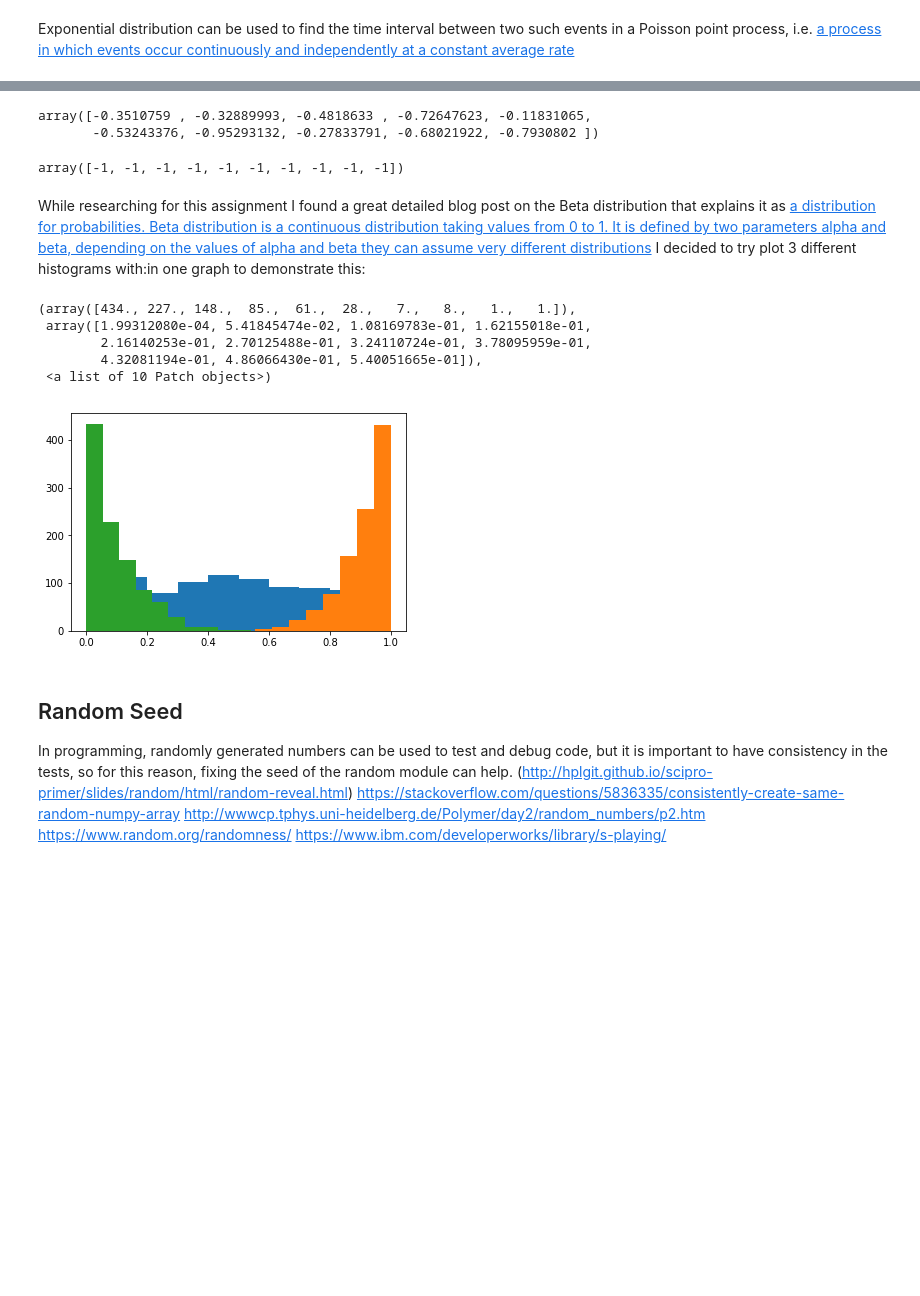
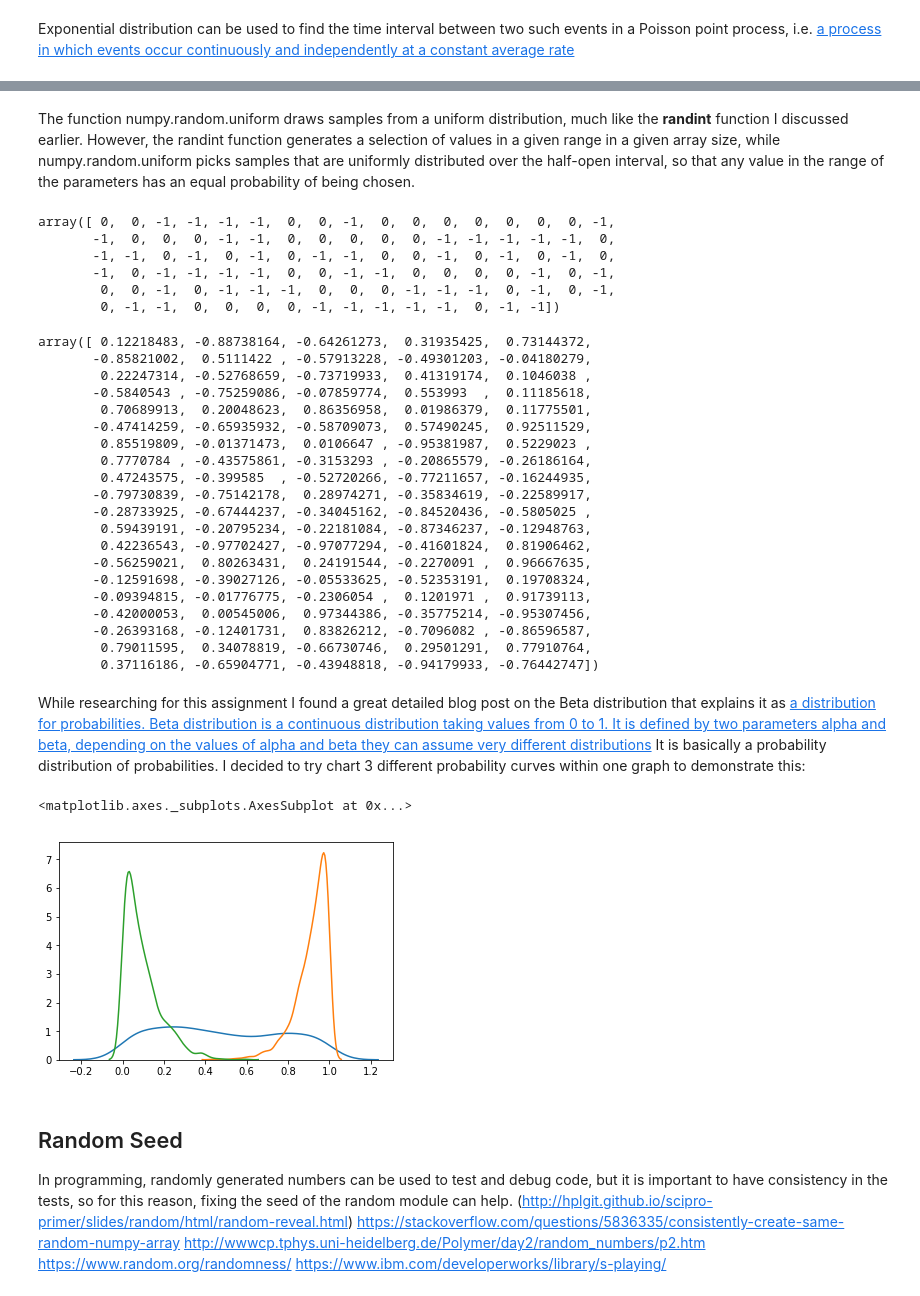
Before and after one commit to AideenByrne/ProgrammingforDA-assignment, a Jupyter notebook: Programming for Data Analysis Assignment.ipynb, the cells around one changed output, grey strips where cells are left out. Cells and saved outputs as stored; diff of their text form; code cells hidden in the pictures; blank space fills up the shorter version.

```diff
--- a/Programming for Data Analysis Assignment.ipynb
+++ b/Programming for Data Analysis Assignment.ipynb
@@ -184,36 +182,57 @@ The function numpy.random.uniform draws samples from a uniform distribution, muc
+# %% [markdown]
+The function numpy.random.uniform draws samples from a uniform distribution, much like the **randint** function I discussed earlier. However, the randint function generates a selection of values in a given range in a given array size, while numpy.random.uniform picks samples that are uniformly distributed over the half-open interval, so that any value in the range of the parameters has an equal probability of being chosen.
+# %%
+np.random.randint(-1,1,100)
+# %% [output]
+array([ 0,  0, -1, -1, -1, -1,  0,  0, -1,  0,  0,  0,  0,  0,  0,  0, -1,
+       -1,  0,  0,  0, -1, -1,  0,  0,  0,  0,  0, -1, -1, -1, -1, -1,  0,
+       -1, -1,  0, -1,  0, -1,  0, -1, -1,  0,  0, -1,  0, -1,  0, -1,  0,
+       -1,  0, -1, -1, -1, -1,  0,  0, -1, -1,  0,  0,  0,  0, -1,  0, -1,
+        0,  0, -1,  0, -1, -1, -1,  0,  0,  0, -1, -1, -1,  0, -1,  0, -1,
+        0, -1, -1,  0,  0,  0,  0, -1, -1, -1, -1, -1,  0, -1, -1])
 # %%
-np.random.uniform(-1,0,10)
+np.random.uniform(-1,1, 100)
 # %% [output]
-array([-0.3510759 , -0.32889993, -0.4818633 , -0.72647623, -0.11831065,
-       -0.53243376, -0.95293132, -0.27833791, -0.68021922, -0.7930802 ])
+array([ 0.12218483, -0.88738164, -0.64261273,  0.31935425,  0.73144372,
+       -0.85821002,  0.5111422 , -0.57913228, -0.49301203, -0.04180279,
+        0.22247314, -0.52768659, -0.73719933,  0.41319174,  0.1046038 ,
+       -0.5840543 , -0.75259086, -0.07859774,  0.553993  ,  0.11185618,
+        0.70689913,  0.20048623,  0.86356958,  0.01986379,  0.11775501,
+       -0.47414259, -0.65935932, -0.58709073,  0.57490245,  0.92511529,
+        0.85519809, -0.01371473,  0.0106647 , -0.95381987,  0.5229023 ,
+        0.7770784 , -0.43575861, -0.3153293 , -0.20865579, -0.26186164,
+        0.47243575, -0.399585  , -0.52720266, -0.77211657, -0.16244935,
+       -0.79730839, -0.75142178,  0.28974271, -0.35834619, -0.22589917,
+       -0.28733925, -0.67444237, -0.34045162, -0.84520436, -0.5805025 ,
+        0.59439191, -0.20795234, -0.22181084, -0.87346237, -0.12948763,
+        0.42236543, -0.97702427, -0.97077294, -0.41601824,  0.81906462,
+       -0.56259021,  0.80263431,  0.24191544, -0.2270091 ,  0.96667635,
+       -0.12591698, -0.39027126, -0.05533625, -0.52353191,  0.19708324,
+       -0.09394815, -0.01776775, -0.2306054 ,  0.1201971 ,  0.91739113,
+       -0.42000053,  0.00545006,  0.97344386, -0.35775214, -0.95307456,
+       -0.26393168, -0.12401731,  0.83826212, -0.7096082 , -0.86596587,
+        0.79011595,  0.34078819, -0.66730746,  0.29501291,  0.77910764,
+        0.37116186, -0.65904771, -0.43948818, -0.94179933, -0.76442747])
-# %%
-np.random.randint(-1,0,10)
-# %% [output]
-array([-1, -1, -1, -1, -1, -1, -1, -1, -1, -1])
 # %% [markdown]
-While researching for this assignment I found a great detailed blog post on the Beta distribution that explains it as [a distribution for probabilities. Beta distribution is a continuous distribution taking values from 0 to 1. It is defined by two parameters alpha and beta, depending on the values of alpha and beta they can assume very different distributions](http://cmdlinetips.com/2018/03/probability-distributions-in-python/) I decided to try plot 3 different histograms with:in one graph to demonstrate this:
+While researching for this assignment I found a great detailed blog post on the Beta distribution that explains it as [a distribution for probabilities. Beta distribution is a continuous distribution taking values from 0 to 1. It is defined by two parameters alpha and beta, depending on the values of alpha and beta they can assume very different distributions](http://cmdlinetips.com/2018/03/probability-distributions-in-python/) It is basically a probability distribution of probabilities. I decided to try chart 3 different probability curves within one graph to demonstrate this:
 # %%
 alpha = 1
 beta = 1
 p = np.random.beta(alpha, beta, 1000)#to create a random array of 1000 samples with uniform distribution
-plt.hist(p)#display histogram of values
+sns.kdeplot (p)
 
 alpha = 10
 beta = 1
-q = np.random.beta(alpha, beta, 1000)#to create a random array of 1000 samples with
-plt.hist(q)
+q = np.random.beta(alpha, beta, 1000)#to create a random array of 1000 samples skewed to the right
+sns.kdeplot(q)
 
 alpha = 1
 beta = 10
-r = np.random.beta(alpha,beta, 1000)
-plt.hist(r)
+r = np.random.beta(alpha,beta, 1000)#to create a random array of 1000 samples skewed to the left
+sns.kdeplot(r)
 # %% [output]
-(array([434., 227., 148.,  85.,  61.,  28.,   7.,   8.,   1.,   1.]),
- array([1.99312080e-04, 5.41845474e-02, 1.08169783e-01, 1.62155018e-01,
-        2.16140253e-01, 2.70125488e-01, 3.24110724e-01, 3.78095959e-01,
-        4.32081194e-01, 4.86066430e-01, 5.40051665e-01]),
- <a list of 10 Patch objects>)
+<matplotlib.axes._subplots.AxesSubplot at 0x...>
-[figure, old version]
+[figure, new version]
 # %% [markdown]
 ## Random Seed
 
```
Also changed, not shown: parts of 13 cells of this notebook.
